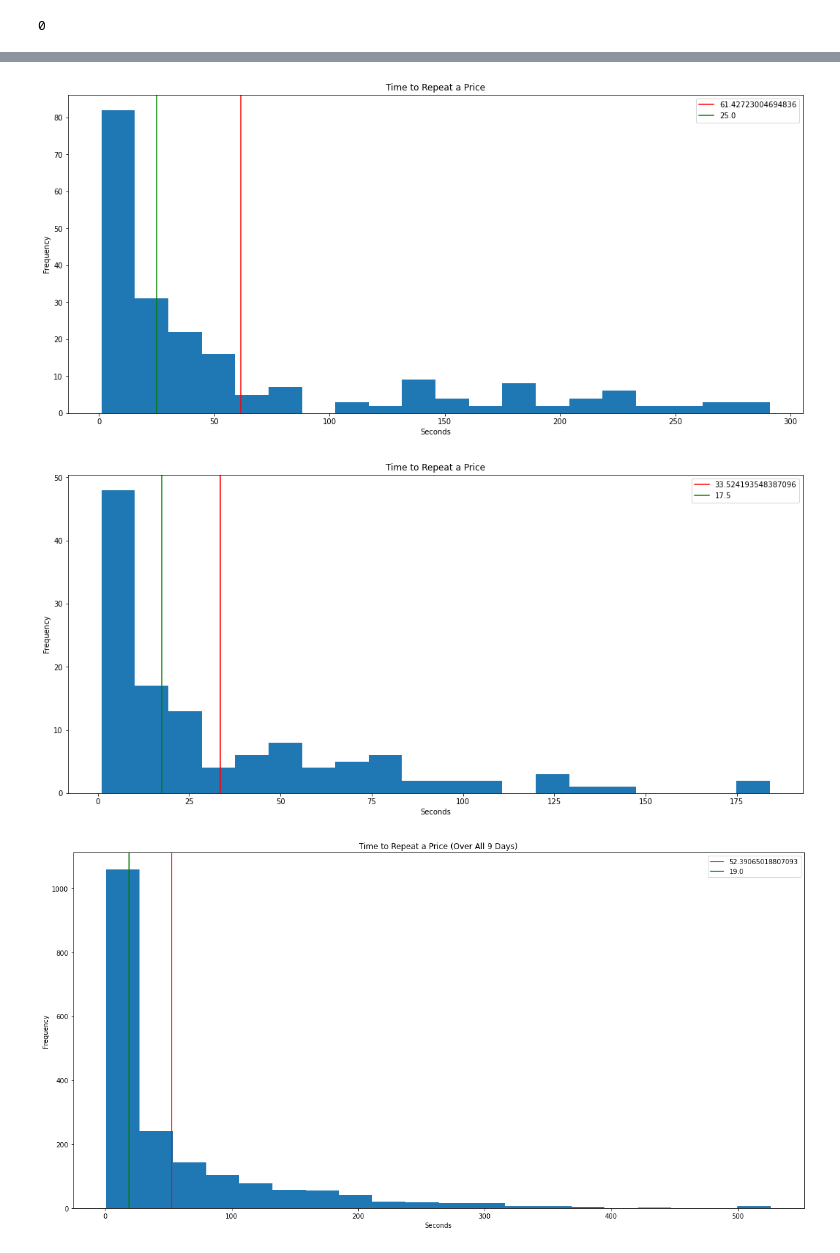
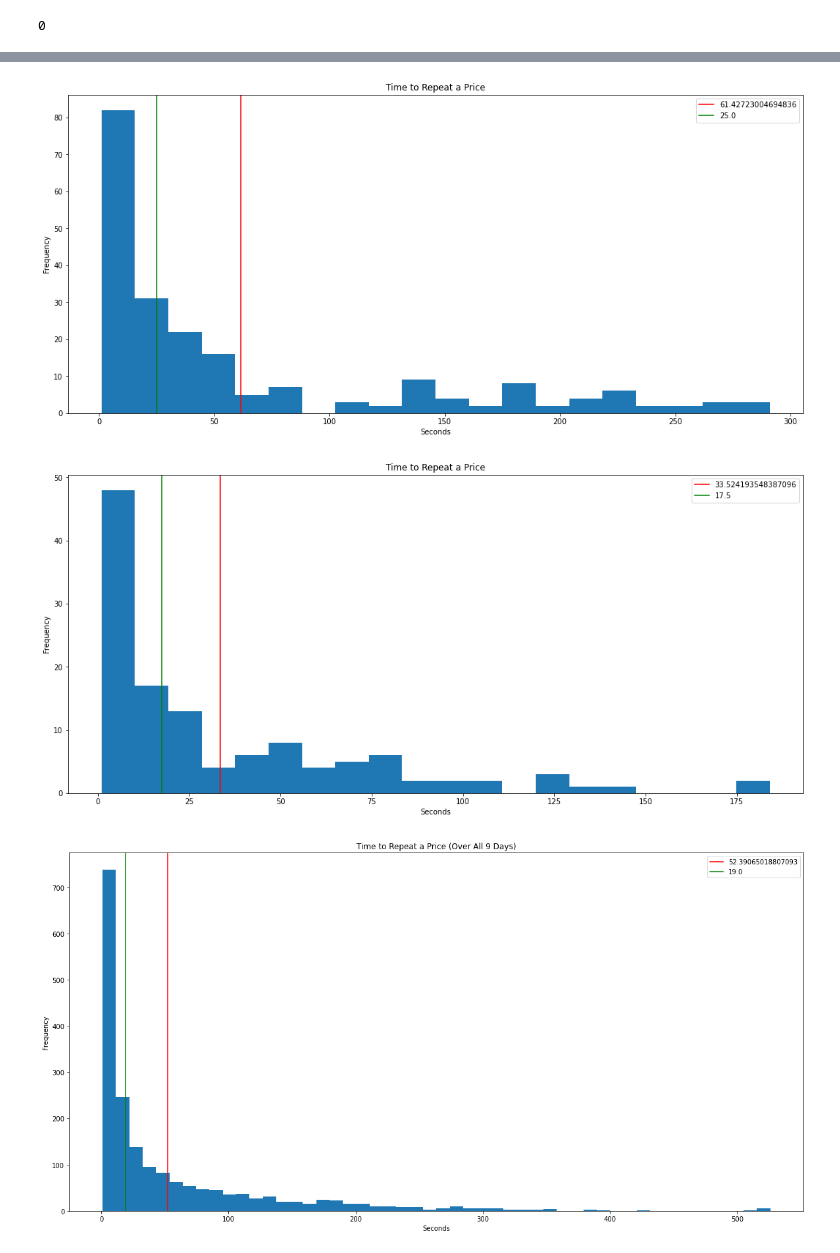
Before and after one commit to PaulDTP/heroku_app, a Jupyter notebook: research.ipynb, the cells around one changed output, grey strips where cells are left out. Drawn from its saved outputs; the diff is of its cells as text; code cells hidden in the pictures.

```diff
--- a/research.ipynb
+++ b/research.ipynb
@@ -105,7 +72,8 @@ aapl_days[0]
 # %%
 # Check one minute
 # 1 min average: should be done every 1 minute in real-time
-for day in aapl_days:
+for tmp in aapl_days:
+    day = tmp.loc[:]
     # percent change every 1 minute
     day['Pct Change'] = (((day.loc[:, 'Open'] - day.loc[:, 'Open'].shift(1)) / day.loc[:,'Open'].shift(1)) * 100).fillna(0)
     day['Average'] = day.loc[:,'Pct Change'].mean()
@@ -142,9 +93,10 @@ See the caveats in the documentation: https://pandas.pydata.org/pandas-docs/stab
 [figure]
 [figure]
 # %%
-for day in aapl_days:
+for tmp in aapl_days:
+    day = tmp.loc[:]
     # percent change every 1 minute
-    period = 5
+    period = 3
     current = day.loc[:, 'Open']
     previous = day.loc[:, 'Open'].shift(period)
     day['Pct Change'] = (((current - previous) / previous) * 100).fillna(0)
@@ -253,33 +155,39 @@ for day in aapl_days:
         if elem.size != 0:
             # adding one because the array shifted in the above array splicing
             avg_time.append(elem[0] + 1)
     # plot average/median time-to-repeat-price for the day
     pd.Series(data = avg_time).plot.hist(bins=20, figsize=(18,8))
+
     plt.axvline(np.mean(avg_time), color='red', label='Mean')
     plt.axvline(np.median(avg_time), color='green', label='Median')
+
     plt.legend([np.mean(avg_time), np.median(avg_time)])
     plt.title("Time to Repeat a Price")
     plt.xlabel("Seconds")
+
     plt.show()
     # creating master list
     collated = np.append(collated, avg_time)
 # plot average/median time-to-repeat-price for all days
-collated = np.ravel(collated)
-pd.Series(data=collated).plot.hist(bins=20, figsize=(20,10))
+collated = np.ravel(collated) # .ravel flattens an array to 1D
+pd.Series(data=collated).plot.hist(bins=50, figsize=(20,10))
+
 plt.axvline(np.mean(collated),color='red', label='Mean')
 plt.axvline(np.median(collated), color='green', label='Median')
+
 plt.legend([np.mean(collated), np.median(collated)])
 plt.title("Time to Repeat a Price (Over All 9 Days)")
 plt.xlabel("Seconds")
+
 plt.show()
 # %% [output]
 [figure]
 [figure]
 [figure]
 [figure]
 [figure]
 [figure]
 [figure]
 [figure]
 [figure]
-[figure, old version]
+[figure, new version]
```
Also changed, not shown: parts of 20 cells of this notebook, 2 other files.
